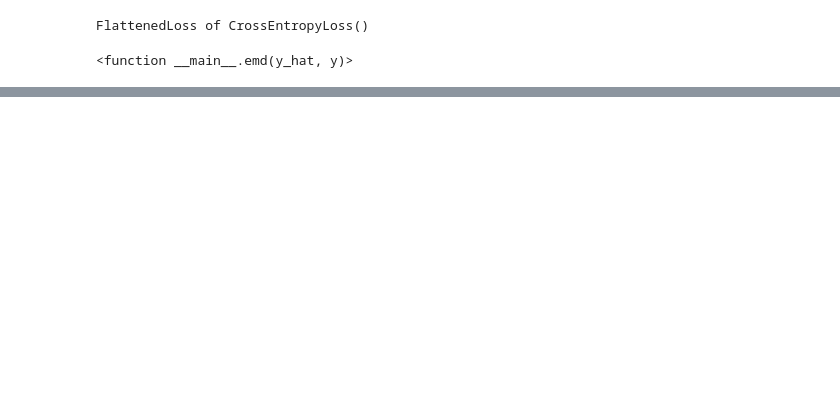
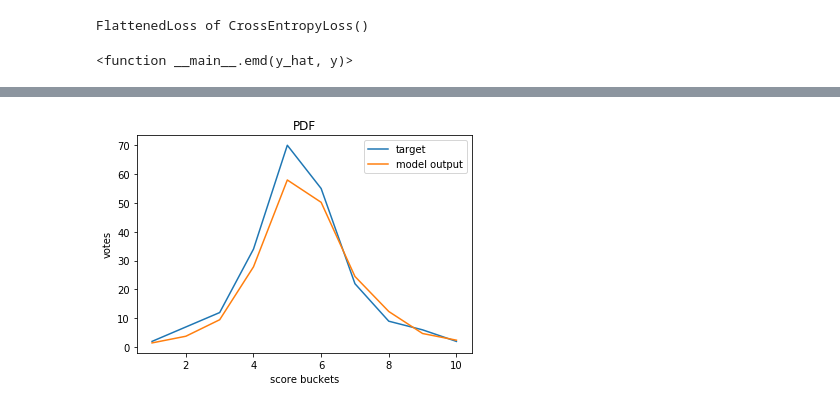
Before and after one commit to vishal-kvn/nima, a Jupyter notebook: nima.ipynb, the cells around one changed output, grey strips where cells are left out. Saved outputs shown, nothing was run; the diff lists cells and outputs as text; code cells hidden in the pictures; blank space fills up the shorter version.

```diff
--- a/nima.ipynb
+++ b/nima.ipynb
@@ -66,0 +89,6 @@ func = lambda o: int((o.split('/')[2]).split('.')[0])
+# %%
+datablocks_df = datablocks_df.head(100000)
+# %%
+# Recompute labels since key is has .jpg extension
+scores_map = dict(zip(datablocks_df.name, datablocks_df.label))
+labels = list(datablocks_df.name)
@@ -74,4 +106,6 @@ class NimaLabelList(CategoryList):
         dist = scores_map[self.items[i]]
         dist = np.array(dist.split(' '), dtype=float)
         return dist
+# %%
+func = lambda o: o.split('/')[1]#print(int((o.split('/')[1]).split('.')[0]));
 # %%
@@ -227,0 +225,10 @@ learner.fit_one_cycle(1,1e-3)
+# %%
+scores = np.arange(1,11)
+plt.plot(scores, y[0], label='target');
+plt.plot(scores, pred[0], label='model output');
+plt.title("PDF")
+plt.xlabel("score buckets")
+plt.ylabel("votes");
+plt.legend();
+# %% [output]
+[figure, added]
```
Also changed, not shown: parts of 42 cells of this notebook, 1 other file.
